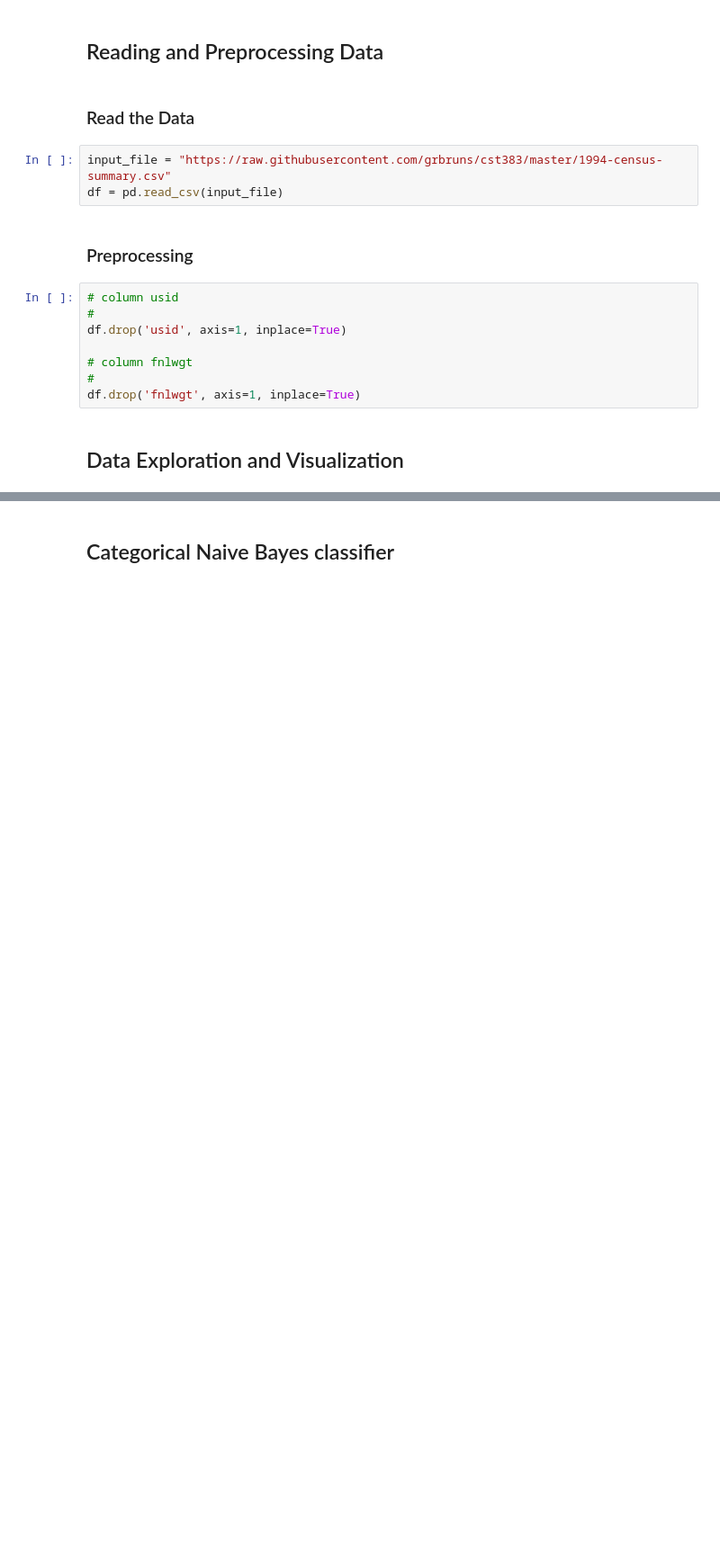
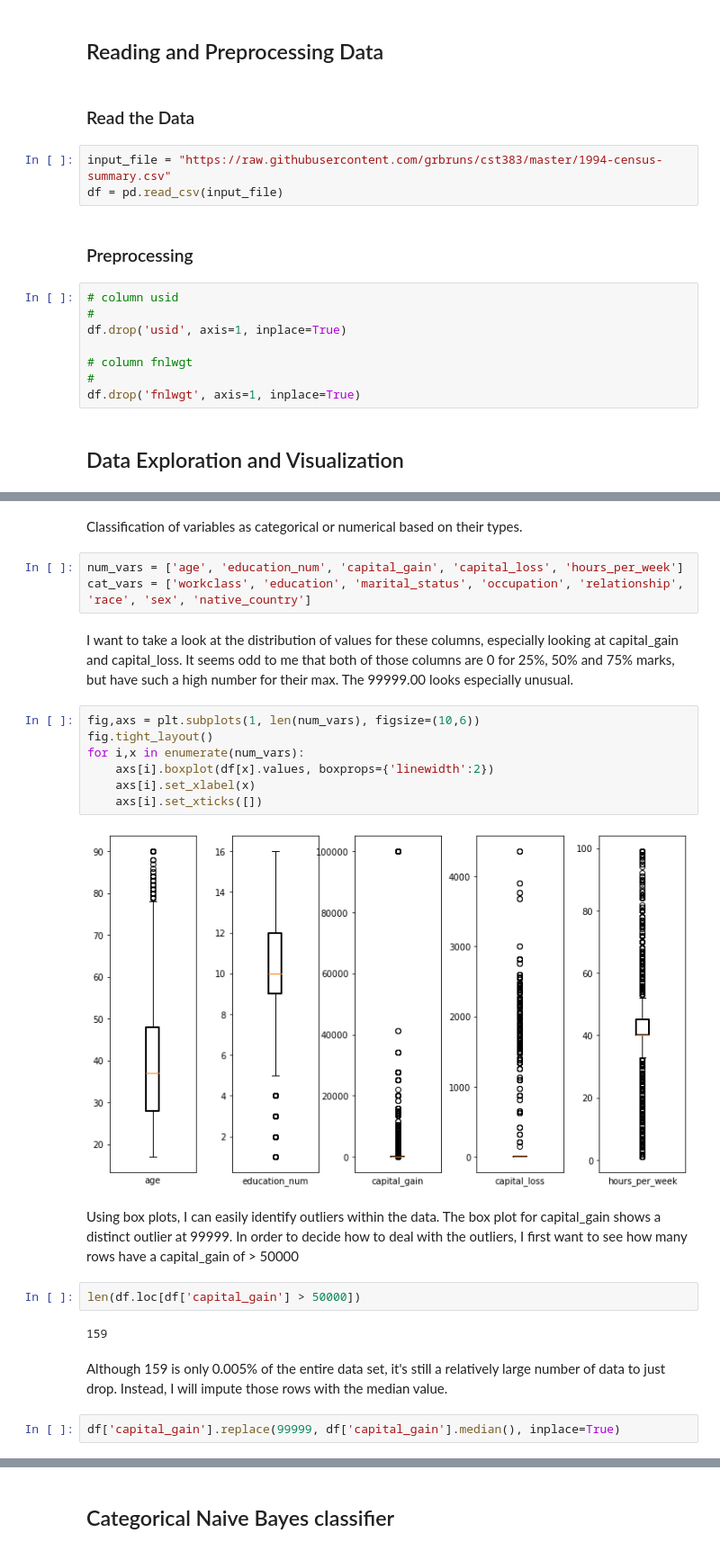
Before and after one commit to lomcaitlin/cst383_s21, a Jupyter notebook: hw12/income.ipynb, the cells around one changed output, grey strips where cells are left out. Shown: that part at 90% size. Cells and saved outputs as stored; diff of their text form; blank space fills up the shorter version.

```diff
--- a/hw12/income.ipynb
+++ b/hw12/income.ipynb
@@ -55,0 +66,26 @@ memory usage: 4.0+ MB
+# %% [markdown]
+Classification of variables as categorical or numerical based on their types.
+# %%
+num_vars = ['age', 'education_num', 'capital_gain', 'capital_loss', 'hours_per_week']
+cat_vars = ['workclass', 'education', 'marital_status', 'occupation', 'relationship', 'race', 'sex', 'native_country']
+# %% [markdown]
+I want to take a look at the distribution of values for these columns, especially looking at capital_gain and capital_loss. It seems odd to me that both of those columns are 0 for 25%, 50% and 75% marks, but have such a high number for their max. The 99999.00 looks especially unusual.
+# %%
+fig,axs = plt.subplots(1, len(num_vars), figsize=(10,6))
+fig.tight_layout()
+for i,x in enumerate(num_vars):
+    axs[i].boxplot(df[x].values, boxprops={'linewidth':2})
+    axs[i].set_xlabel(x)
+    axs[i].set_xticks([])
+# %% [output]
+[figure, added]
+# %% [markdown]
+Using box plots, I can easily identify outliers within the data. The box plot for capital_gain shows a distinct outlier at 99999. In order to decide how to deal with the outliers, I first want to see how many rows have a capital_gain of > 50000
+# %%
+len(df.loc[df['capital_gain'] > 50000])
+# %% [output]
+159
+# %% [markdown]
+Although 159 is only 0.005% of the entire data set, it's still a relatively large number of data to just drop. Instead, I will impute those rows with the median value.
+# %%
+df['capital_gain'].replace(99999, df['capital_gain'].median(), inplace=True)
```
Also changed, not shown: parts of 26 cells of this notebook, 1 other file.
